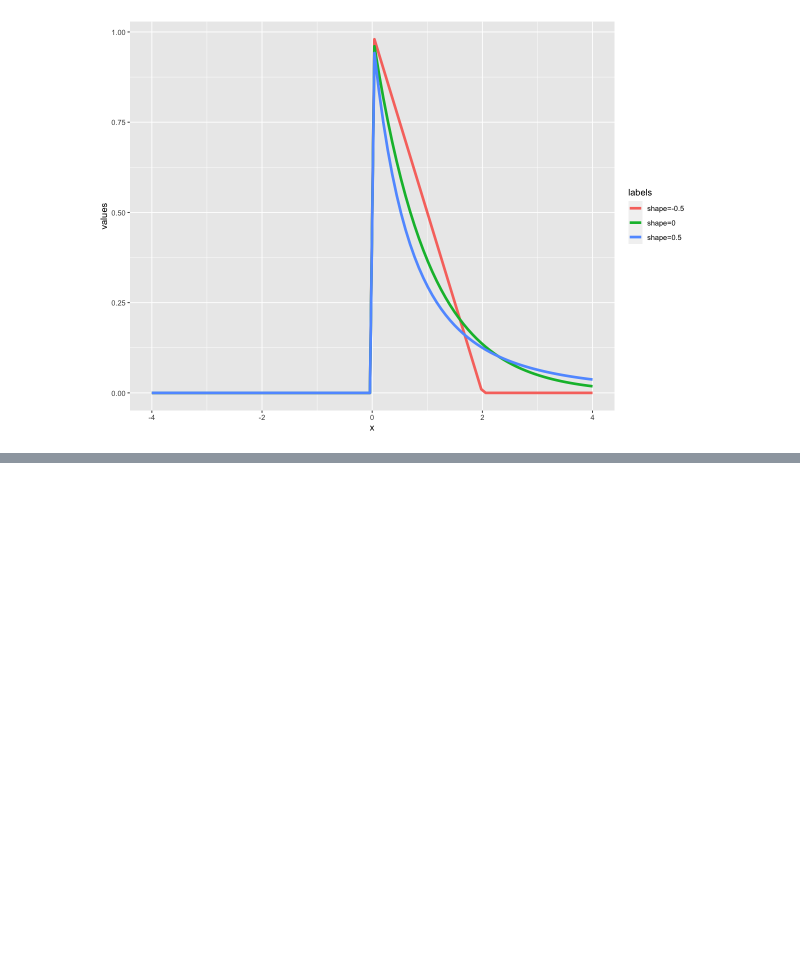
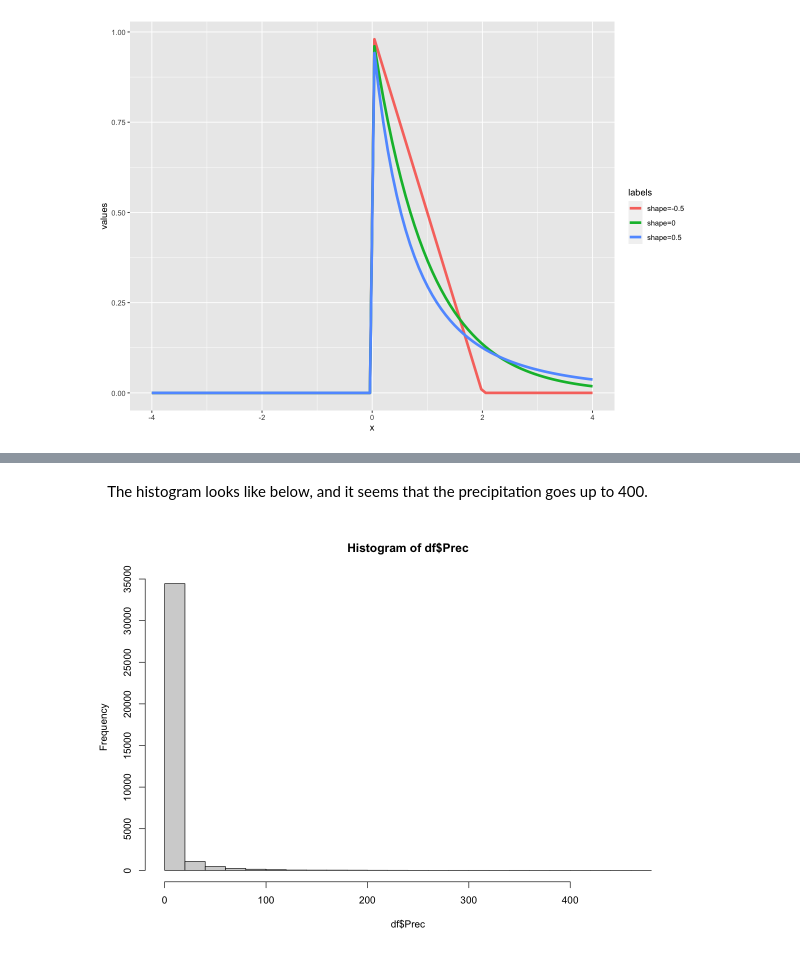
Before and after one commit to hooman34/Notes, a Jupyter notebook: _notebooks/2022-01-30-Modeling_extreme_cases_with_peaks_over_threshold_2.ipynb, the cells around one changed output, grey strips where cells are left out. Drawn from its saved outputs; the diff is of its cells as text; code cells hidden in the pictures; blank space fills up the shorter version.

Commit message:
finished precip der 2

```diff
--- a/_notebooks/2022-01-30-Modeling_extreme_cases_with_peaks_over_threshold_2.ipynb
+++ b/_notebooks/2022-01-30-Modeling_extreme_cases_with_peaks_over_threshold_2.ipynb
@@ -174,0 +98,6 @@ $rp(z,p) = \frac{1}{p}$
+# %%
+# collapse
+
+data(FCwx)
+df = FCwx
+head(df)
@@ -174,0 +114,8 @@ $rp(z,p) = \frac{1}{p}$
+# %% [markdown]
+&emsp;The histogram looks like below, and it seems that the precipitation goes up to 400.
+# %%
+# collapse
+
+hist(df$Prec)
+# %% [output]
+[figure, added]
```
Also changed, not shown: parts of 52 cells of this notebook, 10 other files.
